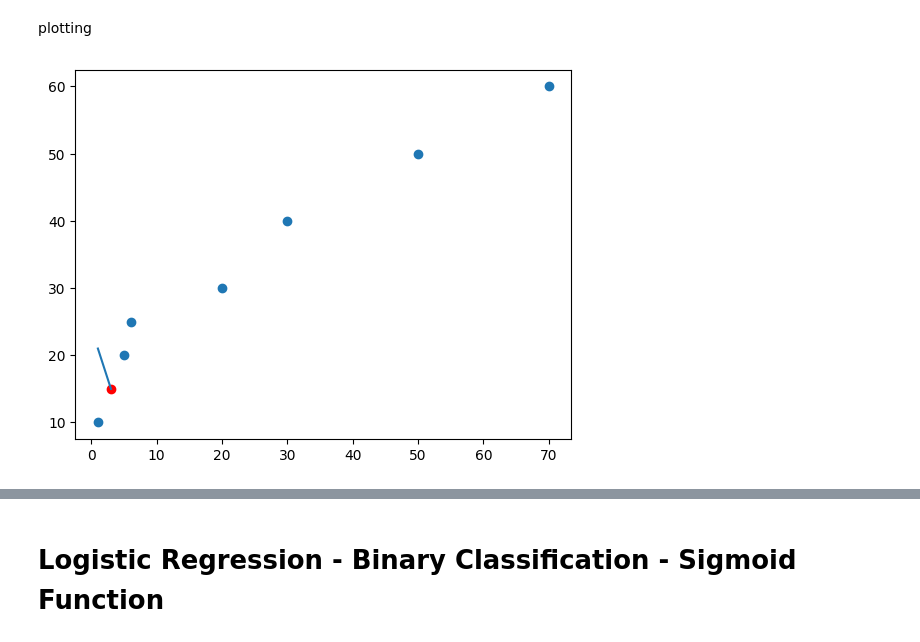
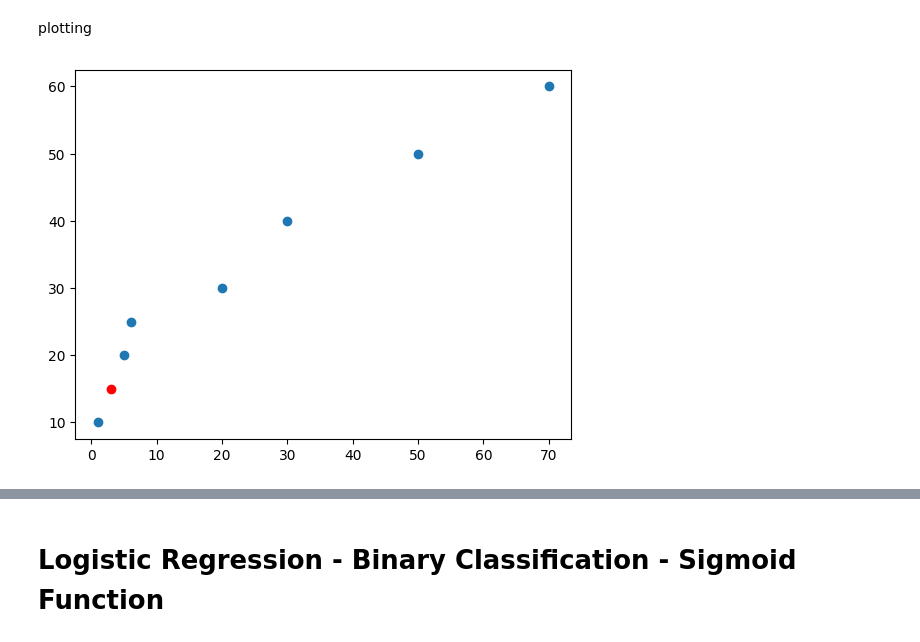
Before and after one commit to PriyaP-9704/Machine-Leaning-Workouts, a Jupyter notebook: Knn_&_Logistic_Regression.ipynb, the cells around one changed output, grey strips where cells are left out. Cells and saved outputs as stored; diff of their text form; code cells hidden in the pictures.

```diff
--- a/Knn_&_Logistic_Regression.ipynb
+++ b/Knn_&_Logistic_Regression.ipynb
@@ -75,7 +75,7 @@ import matplotlib.pyplot as plt
 # %%
 plt.scatter(df[['Age']],df[['Salary']])
 plt.scatter(3,15,color='red')
-plt.plot([3,1],[15,21])
+
 plt.show()
 # %% [output]
-[figure, old version]
+[figure, new version]
```
Also changed, not shown: parts of 40 cells of this notebook.
